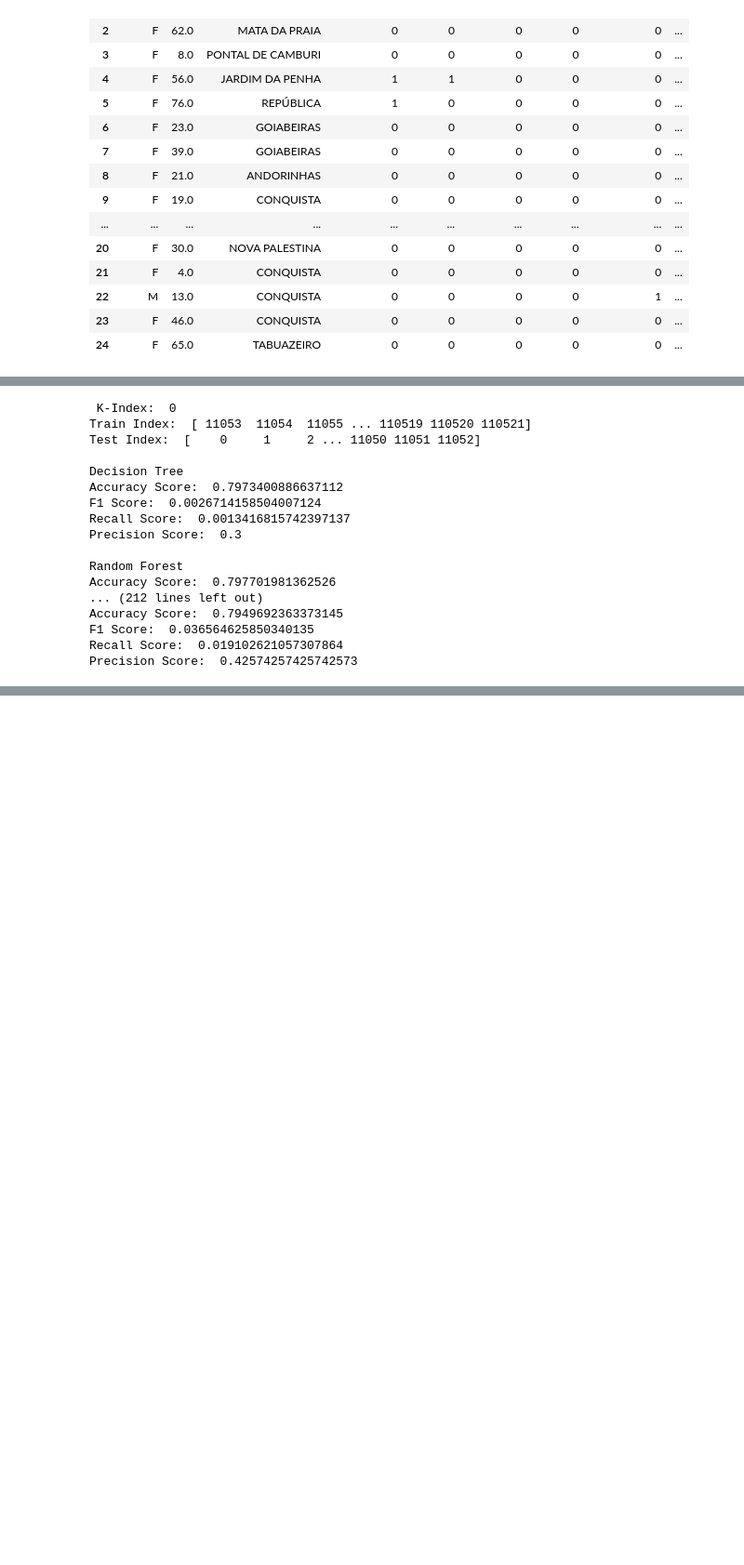
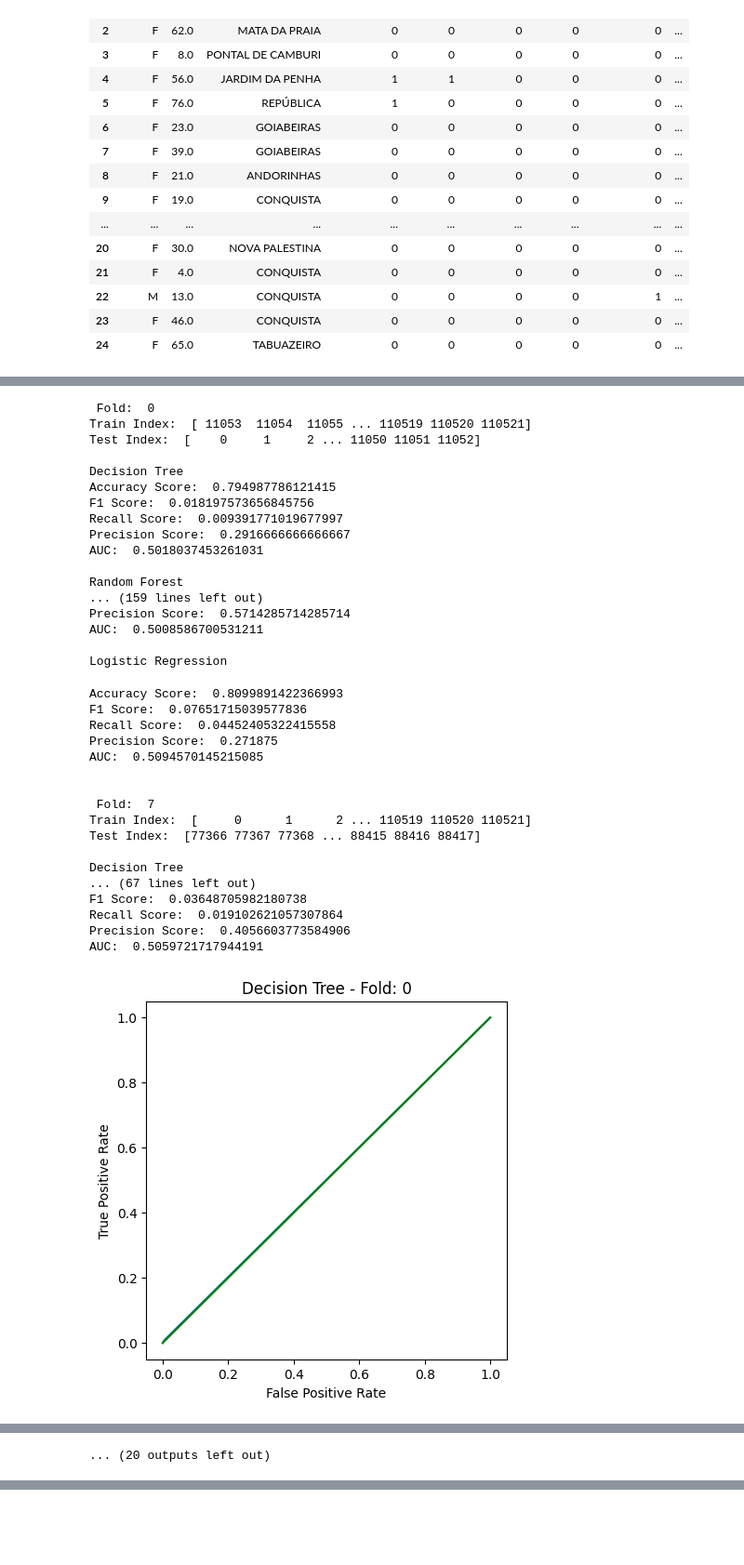
Before and after one commit to Sumitjh26997/CSS581-ML, a Jupyter notebook: hw1.ipynb, the cells around one changed output, grey strips where cells are left out. Shown at 93% size. Saved outputs shown, nothing was run; the diff lists cells and outputs as text; code cells hidden in the pictures; blank space fills up the shorter version.

```diff
--- a/hw1.ipynb
+++ b/hw1.ipynb
@@ -678,25 +647,32 @@ X_res, y_res = iht.fit_resample(X, y)
 from sklearn import tree
 from sklearn.ensemble import RandomForestClassifier
 from sklearn.linear_model import LogisticRegression
-from sklearn.metrics import accuracy_score, f1_score, recall_score, precision_score, auc, roc_curve
+from sklearn.metrics import accuracy_score, f1_score, recall_score, precision_score, auc, roc_curve, RocCurveDisplay
 from sklearn.model_selection import KFold
 import pandas as pnd
 
 # initialize all models with necessary hyperparams
-decision_tree = tree.DecisionTreeClassifier(max_depth = 7)
-random_forest = RandomForestClassifier(n_estimators=500, max_depth=7, random_state=1)
-logistic_regressor = LogisticRegression(max_iter=1000)
+decision_tree = tree.DecisionTreeClassifier(max_depth = 9, min_samples_split=3)
+random_forest = RandomForestClassifier(n_estimators=700, max_depth=9, min_samples_split=3, random_state=1)
+logistic_regressor = LogisticRegression(max_iter=2000)
 
 #generate k=10 splits of the data
 kf = KFold(n_splits=10)
 kf.get_n_splits(X)
 
+
+def plot_roc_curve(fpr, tpr, model, fold):
+  roc_display = RocCurveDisplay(fpr=fpr, tpr=tpr).plot()
+  roc_display.figure_.set_size_inches(5,5)
+  plt.plot([0, 1], [0, 1], color = 'g')
+  plt.title(model + " - Fold: " + str(fold))
+
 #create dataframe to store all results
-results = pnd.DataFrame(columns=['k_index', 'model', 'accuracy', 'f1_score', 'recall', 'precision', 'tpr', 'fpr'])
+results = pnd.DataFrame(columns=['fold', 'model', 'accuracy', 'f1_score', 'recall', 'precision', 'auc','tpr', 'fpr'])
 r = 0
 
 for i, (train_index,test_index) in enumerate(kf.split(X)):
-    print("\n\n K-Index: ", i)
+    print("\n\n Fold: ", i)
     print("Train Index: ", train_index,)
     print("Test Index: ", test_index)
     X_train, X_test, y_train, y_test = X[train_index], X[test_index], y[train_index], y[test_index]
@@ -709,11 +685,14 @@ for i, (train_index,test_index) in enumerate(kf.split(X)):
     recall = recall_score(y_test, y_pred, zero_division=1)
     prec = precision_score(y_test, y_pred, zero_division=1)
     fpr, tpr, thresholds = roc_curve(y_test, y_pred)
+    auc_score=auc(fpr, tpr)
+    plot_roc_curve(fpr,tpr, "Decision Tree", i)
     print('Accuracy Score: ', acc)
     print('F1 Score: ', f1)
     print('Recall Score: ', recall)
     print('Precision Score: ', prec)
-    results.loc[r] = [i, 'DT', acc, f1, recall, prec, tpr, fpr]
+    print('AUC: ', auc_score)
+    results.loc[r] = [i, 'DT', acc, f1, recall, prec, auc_score, tpr, fpr]
     r=r+1
 
 
@@ -724,43 +703,67 @@ for i, (train_index,test_index) in enumerate(kf.split(X)):
     f1 = f1_score(y_test, y_pred_rf, zero_division=1)
     recall = recall_score(y_test, y_pred_rf, zero_division=1)
     prec = precision_score(y_test, y_pred_rf, zero_division=1)
     fpr, tpr, thresholds = roc_curve(y_test, y_pred_rf)
+    auc_score=auc(fpr, tpr)
+    plot_roc_curve(fpr,tpr, "Random Forest", i)
     print('Accuracy Score: ', acc)
     print('F1 Score: ', f1)
     print('Recall Score: ', recall)
     print('Precision Score: ', prec)
-    results.loc[r] = [i, 'RF', acc, f1, recall, prec, tpr, fpr]
+    print('AUC: ', auc_score)
+    results.loc[r] = [i, 'RF', acc, f1, recall, prec, auc_score, tpr, fpr]
     r=r+1
 
     print("\nLogistic Regression")
     logistic_regressor.fit(X_train,y_train)
     y_pred_lr = logistic_regressor.predict(X_test)
     acc = accuracy_score(y_test, y_pred_lr)
     f1 = f1_score(y_test, y_pred_lr, zero_division=1)
     recall = recall_score(y_test, y_pred_lr, zero_division=1)
     prec = precision_score(y_test, y_pred_lr, zero_division=1)
     fpr, tpr, thresholds = roc_curve(y_test, y_pred_lr)
+    auc_score=auc(fpr, tpr)
+    plot_roc_curve(fpr,tpr, "Logistic Regression", i)
     print('Accuracy Score: ', acc)
     print('F1 Score: ', f1)
     print('Recall Score: ', recall)
     print('Precision Score: ', prec)
-    results.loc[r] = [i, 'LR', acc, f1, recall, prec, tpr, fpr]
+    print('AUC: ', auc_score)
+    results.loc[r] = [i, 'LR', acc, f1, recall, prec, auc_score, tpr, fpr]
     r=r+1
 # %% [output]
- K-Index:  0
+ Fold:  0
 Train Index:  [ 11053  11054  11055 ... 110519 110520 110521]
 Test Index:  [    0     1     2 ... 11050 11051 11052]
 
 Decision Tree
-Accuracy Score:  0.7973400886637112
-F1 Score:  0.0026714158504007124
-Recall Score:  0.0013416815742397137
-Precision Score:  0.3
+Accuracy Score:  0.794987786121415
+F1 Score:  0.018197573656845756
+Recall Score:  0.009391771019677997
+Precision Score:  0.2916666666666667
+AUC:  0.5018037453261031
 
 Random Forest
-Accuracy Score:  0.797701981362526
-... (212 lines left out)
-Accuracy Score:  0.7949692363373145
-F1 Score:  0.036564625850340135
-Recall Score:  0.019102621057307864
-Precision Score:  0.42574257425742573
+... (159 lines left out)
+Precision Score:  0.5714285714285714
+AUC:  0.5008586700531211
+
+Logistic Regression
+Accuracy Score:  0.8099891422366993
+F1 Score:  0.07651715039577836
+Recall Score:  0.04452405322415558
+Precision Score:  0.271875
+AUC:  0.5094570145215085
+
+
+ Fold:  7
+Train Index:  [     0      1      2 ... 110519 110520 110521]
+Test Index:  [77366 77367 77368 ... 88415 88416 88417]
+
+Decision Tree
+... (67 lines left out)
+F1 Score:  0.03648705982180738
+Recall Score:  0.019102621057307864
+Precision Score:  0.4056603773584906
+AUC:  0.5059721717944191
+[figure, added]
@@ -766,0 +779 @@ Precision Score:  0.42574257425742573
+... (20 outputs left out)
```
Also changed, not shown: parts of 46 cells of this notebook.
